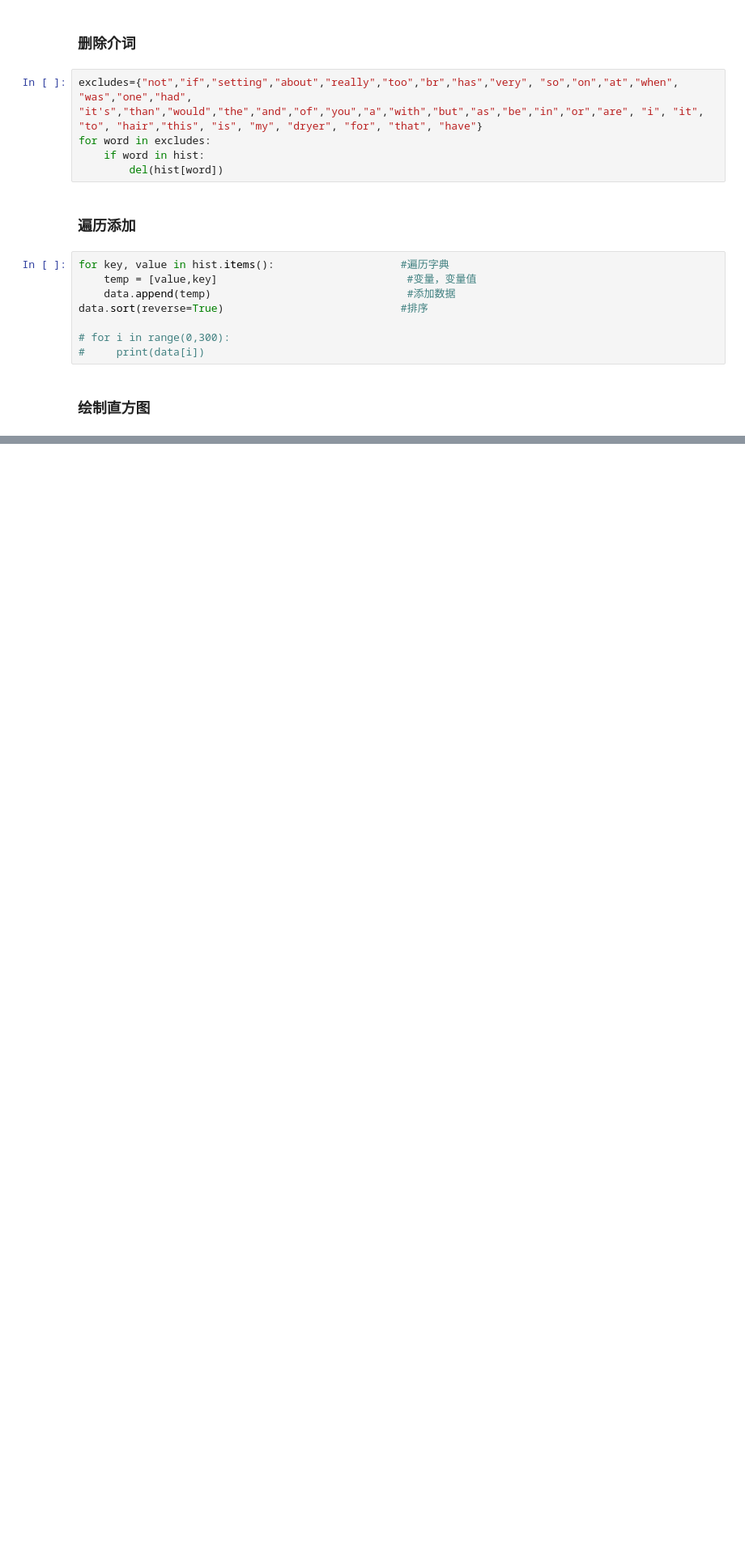
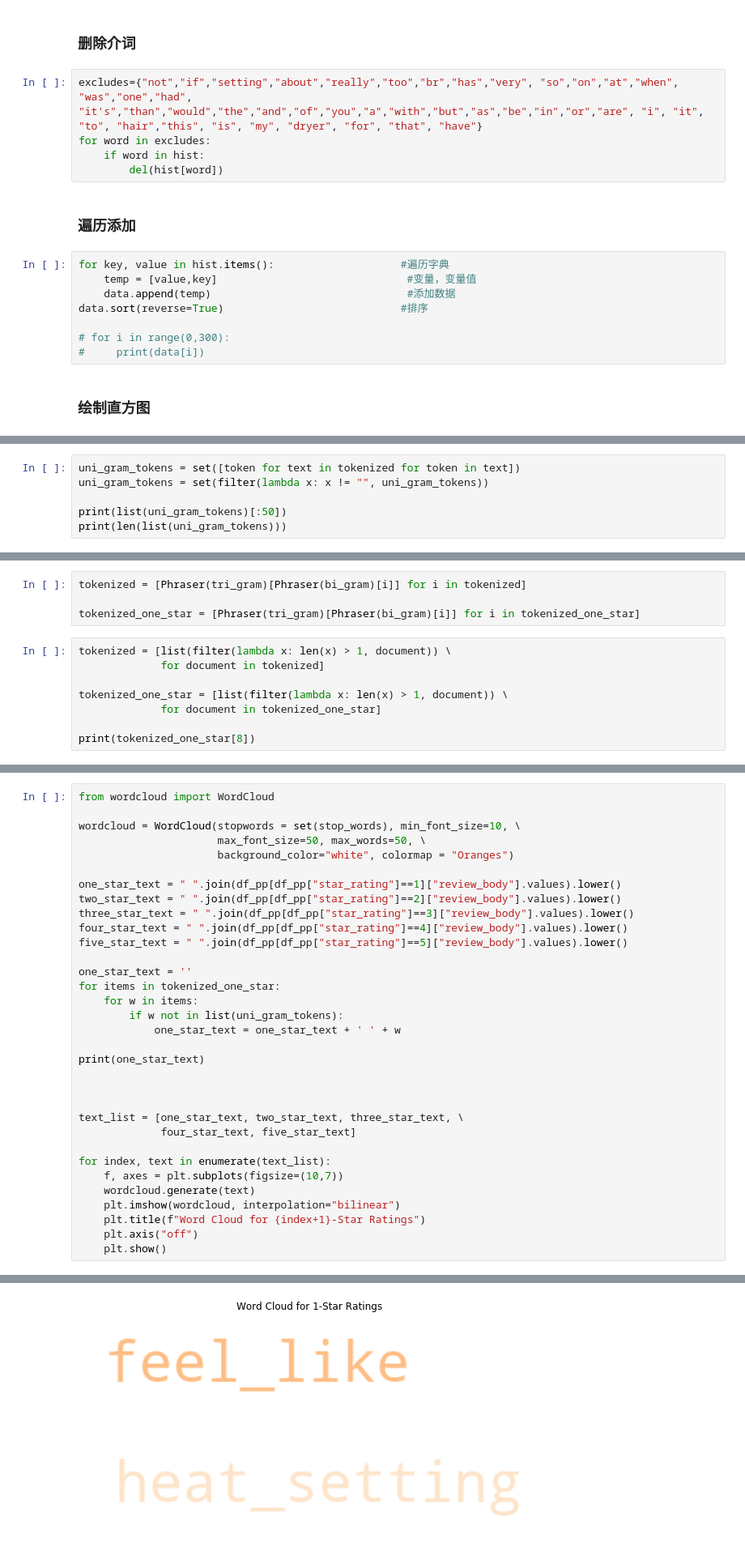
Before and after one commit to Ryan0v0/MCM2020_problemC, a Jupyter notebook: Exploratory Data Analysis.ipynb, the cells around one changed output, grey strips where cells are left out. Shown at 81% size. Drawn from its saved outputs; the diff is of its cells as text; blank space fills up the shorter version.

```diff
--- a/Exploratory Data Analysis.ipynb
+++ b/Exploratory Data Analysis.ipynb
@@ -273,0 +461,6 @@ plt.show()
+# %%
+uni_gram_tokens = set([token for text in tokenized for token in text])
+uni_gram_tokens = set(filter(lambda x: x != "", uni_gram_tokens))
+
+print(list(uni_gram_tokens)[:50])
+print(len(list(uni_gram_tokens)))
@@ -273,0 +496,12 @@ plt.show()
+# %%
+tokenized = [Phraser(tri_gram)[Phraser(bi_gram)[i]] for i in tokenized]
+
+tokenized_one_star = [Phraser(tri_gram)[Phraser(bi_gram)[i]] for i in tokenized_one_star]
+# %%
+tokenized = [list(filter(lambda x: len(x) > 1, document)) \
+             for document in tokenized]
+
+tokenized_one_star = [list(filter(lambda x: len(x) > 1, document)) \
+             for document in tokenized_one_star]
+
+print(tokenized_one_star[8])
@@ -273,0 +512,34 @@ plt.show()
+# %%
+from wordcloud import WordCloud
+
+wordcloud = WordCloud(stopwords = set(stop_words), min_font_size=10, \
+                      max_font_size=50, max_words=50, \
+                      background_color="white", colormap = "Oranges")
+
+one_star_text = " ".join(df_pp[df_pp["star_rating"]==1]["review_body"].values).lower()
+two_star_text = " ".join(df_pp[df_pp["star_rating"]==2]["review_body"].values).lower()
+three_star_text = " ".join(df_pp[df_pp["star_rating"]==3]["review_body"].values).lower()
+four_star_text = " ".join(df_pp[df_pp["star_rating"]==4]["review_body"].values).lower()
+five_star_text = " ".join(df_pp[df_pp["star_rating"]==5]["review_body"].values).lower()
+
+one_star_text = ''
+for items in tokenized_one_star:
+    for w in items:
+        if w not in list(uni_gram_tokens):
+            one_star_text = one_star_text + ' ' + w
+
+print(one_star_text)
+
+
+
+text_list = [one_star_text, two_star_text, three_star_text, \
+             four_star_text, five_star_text]
+
+for index, text in enumerate(text_list):
+    f, axes = plt.subplots(figsize=(10,7))
+    wordcloud.generate(text)
+    plt.imshow(wordcloud, interpolation="bilinear")
+    plt.title(f"Word Cloud for {index+1}-Star Ratings")
+    plt.axis("off")
+    plt.show()
+# %% [output]
@@ -273,0 +547 @@ plt.show()
+[figure, added]
```
Also changed, not shown: parts of 60 cells of this notebook, 11 other files.
